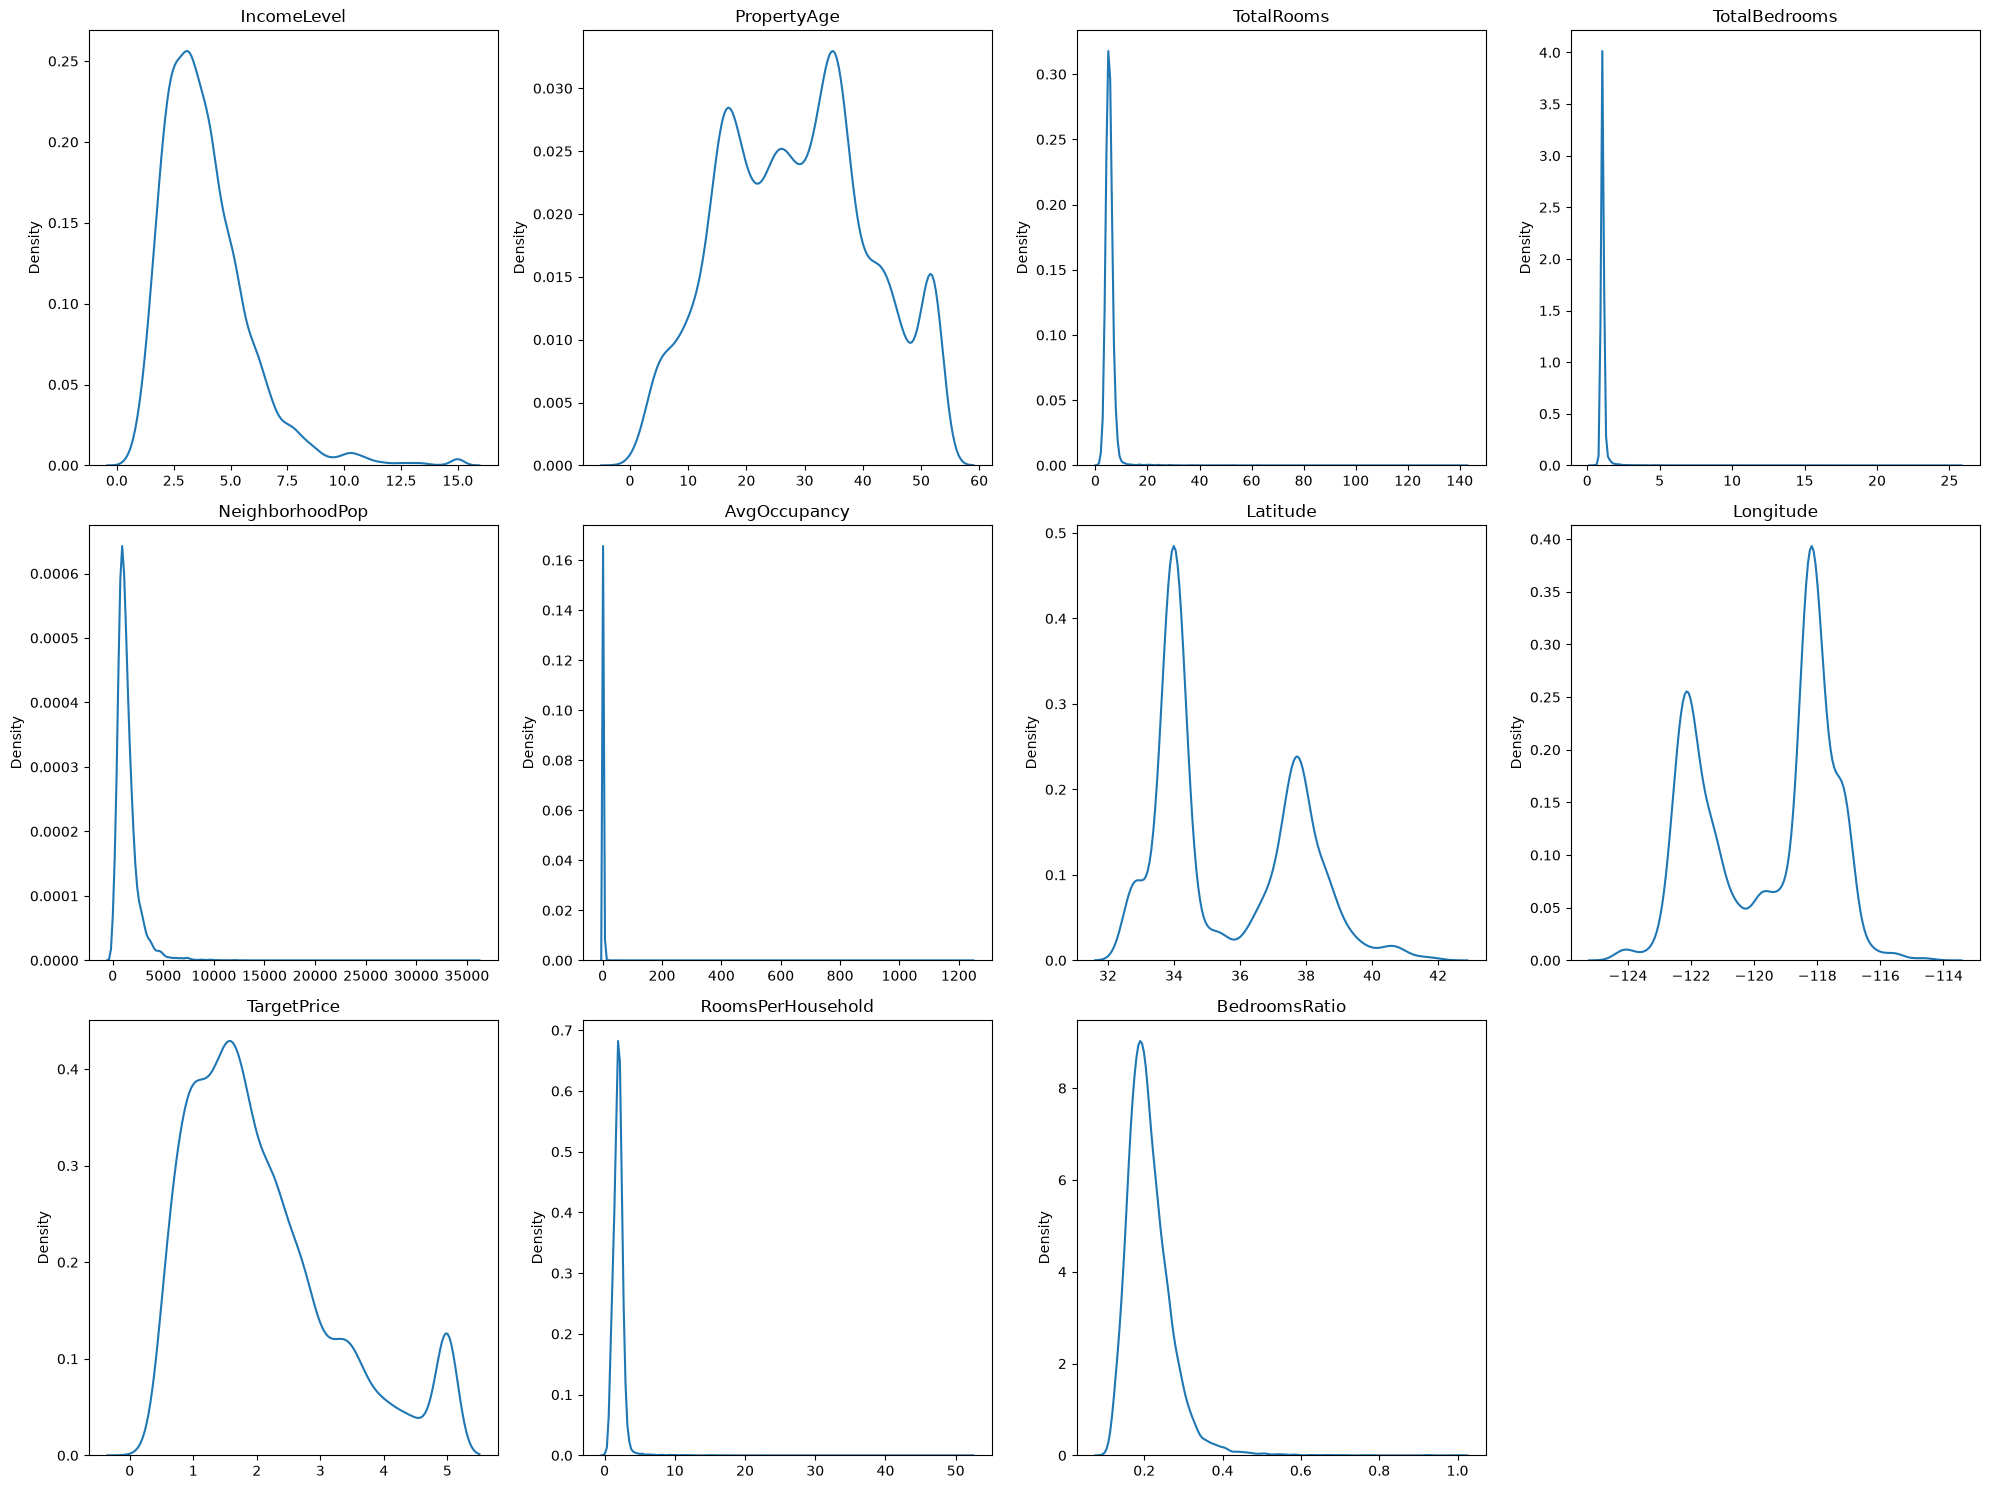
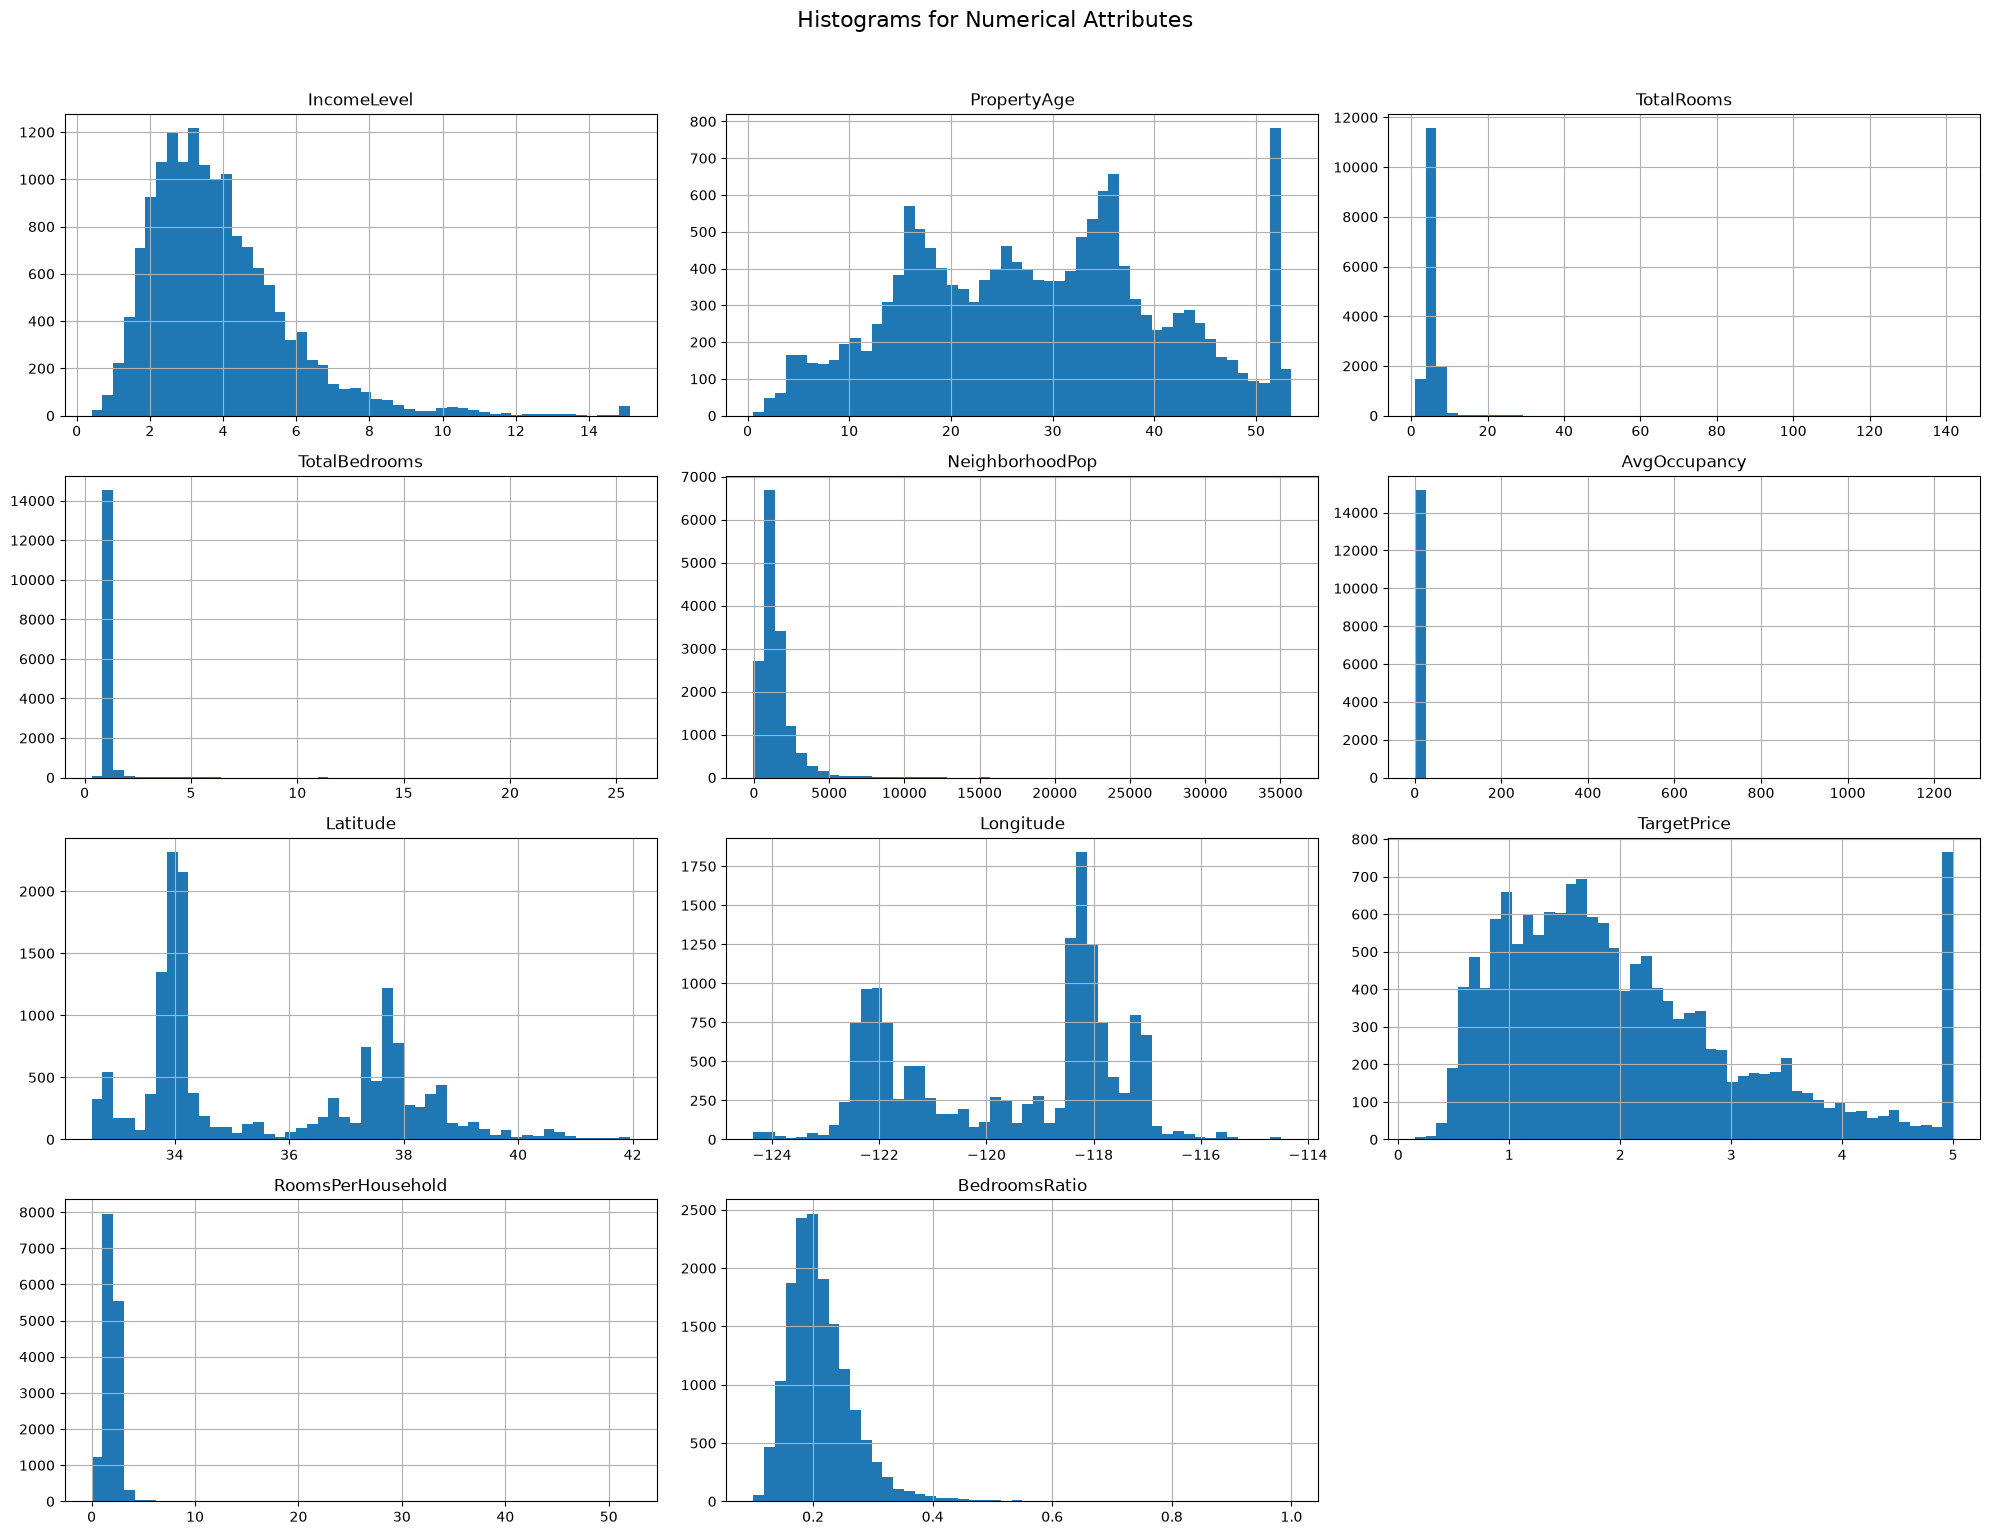
The notebook cell's code change between the first figure and the second:
--- before
+++ after
@@ -1,11 +1,9 @@
-fig, axes = plt.subplots(3, 4, figsize=(20, 15))
-axes = axes.flatten()
-for idx, col in enumerate(numerical_columns):
-    sns.kdeplot(data=df[col], ax=axes[idx])
-    axes[idx].set_title(col)
-    axes[idx].set_xlabel('')
+import matplotlib.pyplot as plt
 
-for j in range(len(numerical_columns), len(axes)):
-    fig.delaxes(axes[j])
+
+df.hist(bins=50, figsize=(20, 15))
+
+
+plt.suptitle('Histograms for Numerical Attributes', fontsize=16, y=1.02)
 
 plt.tight_layout()

Commit: Expand Literature Review (Section B) and recompile PDF